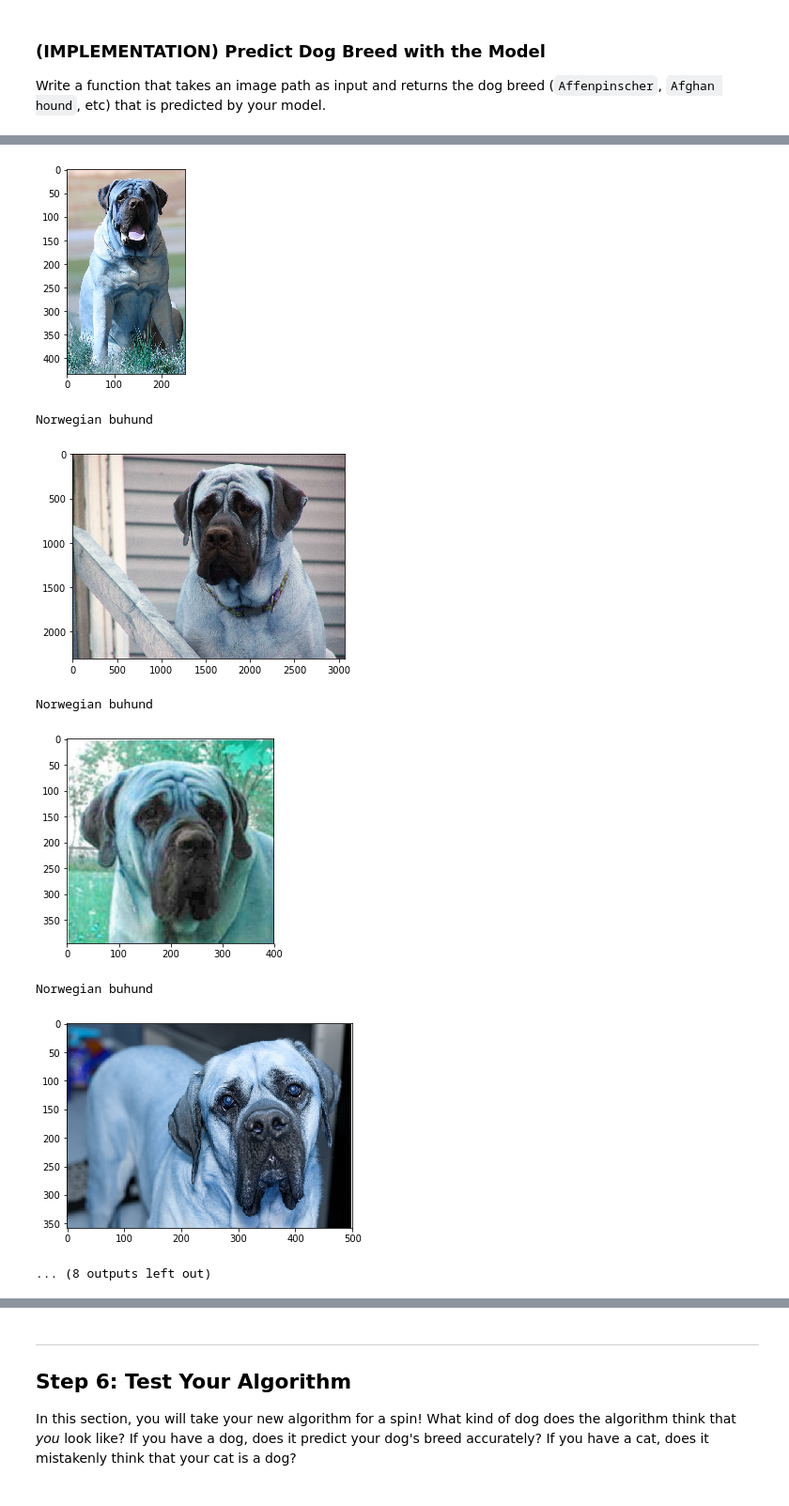
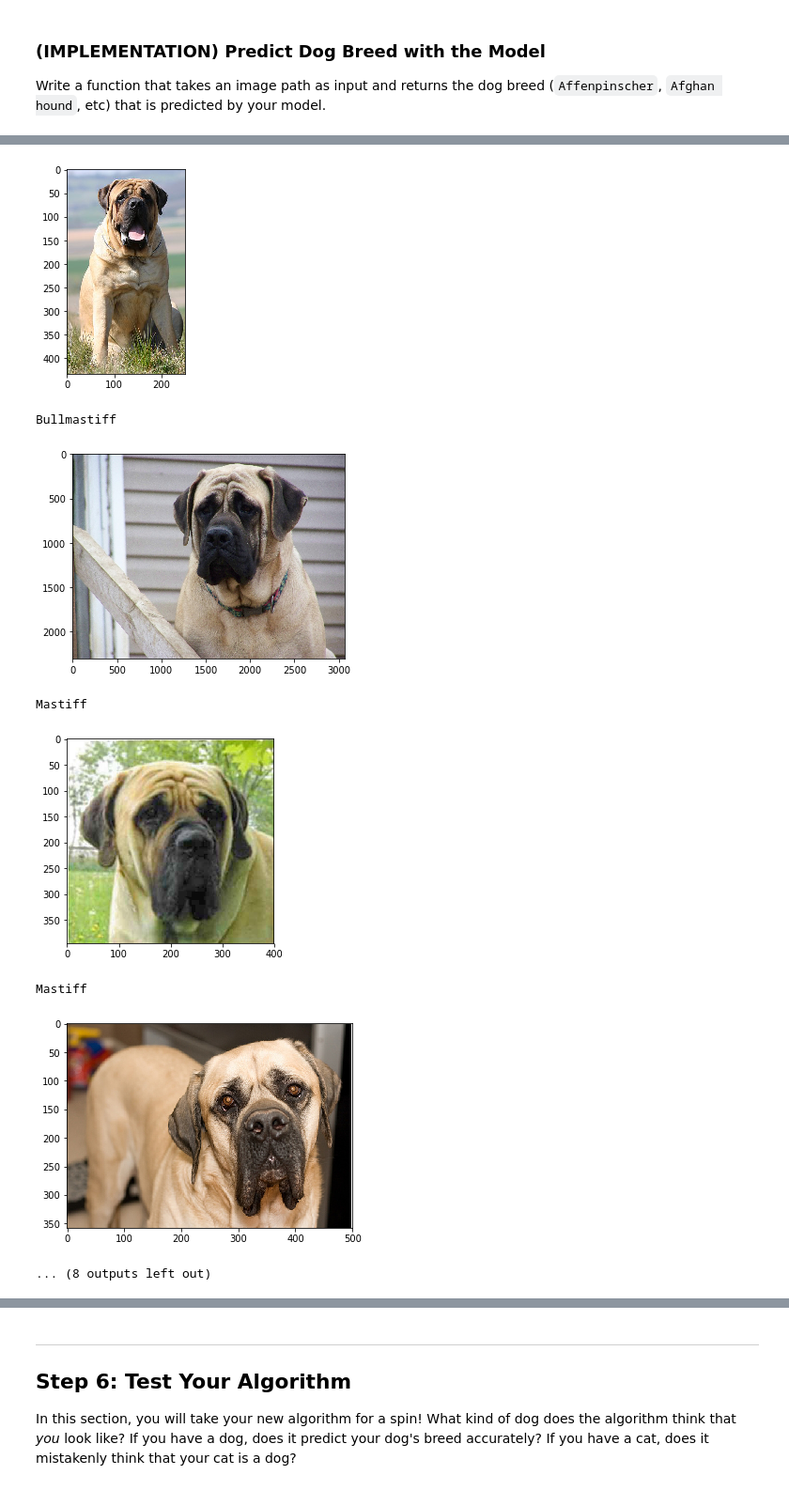
Before and after one commit to kubadlugosz/deep-learning-dog-app, a Jupyter notebook: dog_app.ipynb, the cells around one changed output, grey strips where cells are left out. Shown at 94% size. Drawn from its saved outputs; the diff is of its cells as text; code cells hidden in the pictures.

```diff
--- a/dog_app.ipynb
+++ b/dog_app.ipynb
@@ -755,9 +755,12 @@ print(num_classes)
 model_transfer = models.vgg16(pretrained=True)
 print(model_transfer.classifier[6].in_features)
 print(model_transfer.classifier[6].out_features)
-for param in model_transfer.features.parameters():
-    param.requires_grad = False
-
+# for param in model_transfer.features.parameters():
+#     param.requires_grad = False
+params_to_update = []
+for name, param in model_transfer.named_parameters():
+    if param.requires_grad == True:
+        params_to_update.append(param)
 n_inputs = model_transfer.classifier[6].in_features
 last_layer = nn.Linear(n_inputs, num_classes)
 
@@ -780,7 +783,7 @@ __Answer:__
 Use the next code cell to specify a [loss function](http://pytorch.org/docs/master/nn.html#loss-functions) and [optimizer](http://pytorch.org/docs/master/optim.html).  Save the chosen loss function as `criterion_transfer`, and the optimizer as `optimizer_transfer` below.
 # %%
 criterion_transfer = nn.CrossEntropyLoss()
-optimizer_transfer = optim.SGD(model_transfer.parameters(), lr=0.01)
+optimizer_transfer = optim.SGD(params_to_update, lr=0.01)
 # %% [markdown]
 ### (IMPLEMENTATION) Train and Validate the Model
 
@@ -804,3 +806,6 @@ Validation loss decreased (0.620627 --> 0.610734).  Saving model ...
+# %%
+# load the model that got the best validation accuracy (uncomment the line below)
+model_transfer.load_state_dict(torch.load('model_transfer.pt'))
 # %% [markdown]
 ### (IMPLEMENTATION) Test the Model
 
@@ -857,8 +862,8 @@ def predict_breed_transfer(img_path):
 # %%
 for i in range(0,10):
     img = cv2.imread(dog_files[i])
-
+    cv_rgb = cv2.cvtColor(img, cv2.COLOR_BGR2RGB)
     print(predict_breed_transfer(dog_files[i]))
-    plt.imshow(img)
+    plt.imshow(cv_rgb)
     plt.show()
 # %% [output]
@@ -870,10 +875,10 @@ Boston terrier
-[figure, old version]
+[figure, new version]
-Norwegian buhund
+Bullmastiff
-[figure, old version]
+[figure, new version]
-Norwegian buhund
+Mastiff
-[figure, old version]
+[figure, new version]
-Norwegian buhund
+Mastiff
-[figure, old version]
+[figure, new version]
 ... (8 outputs left out)
 # %% [markdown]
 ---
```
Also changed, not shown: parts of 15 cells of this notebook, 2 other files.
